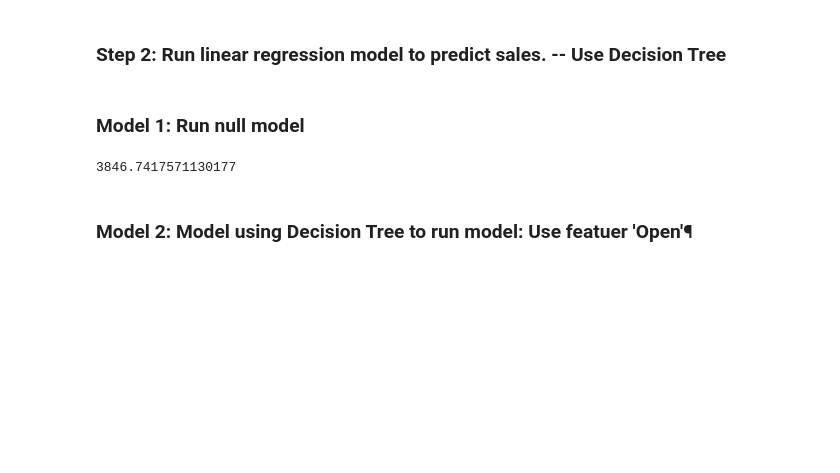
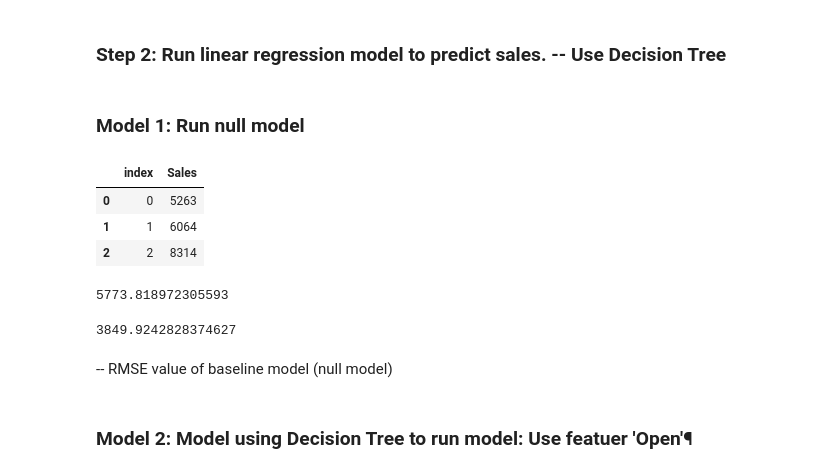
Before and after one commit to sososummer88/Rossmann-Store-Sale---Kaggle-Competition, a Jupyter notebook: Capstone Project - Fang Hong.ipynb, the cells around one changed output. Drawn from its saved outputs; the diff is of its cells as text; code cells hidden in the pictures; blank space fills up the shorter version.

Commit message:
Null model added

```diff
--- a/Capstone Project - Fang Hong.ipynb
+++ b/Capstone Project - Fang Hong.ipynb
@@ -284,22 +284,33 @@ In general, possible good features include StoreType (categorical), Assortment(c
 ### Step 2: Run linear regression model to predict sales. -- Use  Decision Tree
 # %% [markdown]
 ### Model 1: Run null model
-# %%
-from sklearn import metrics
-
-# Split X and y into training and testing sets.
-X_train, X_test, y_train, y_test=train_test_split(X, y, random_state=123)
-
-#Create a numpy array with the same shape as y_test
-y_null=np.zeros_like(y_test, dtype=float)
-
-#Fill the array with the mean value of y_test.
-y_null.fill(y_test.mean())
-
-#compute null RMSE
-np.sqrt(metrics.mean_squared_error(y_test, y_null))
-# %% [output]
-3846.7417571130177
+# %%
+from sklearn import metrics
+import numpy as np
+
+train_null=train['Sales'].reset_index()
+#train_null['y_mean']=train_null.Sales.mean()
+train_null.head(3)
+# %% [output]
+|  | index | Sales |
+| 0 | 0 | 5263 |
+| 1 | 1 | 6064 |
+| 2 | 2 | 8314 |
+# %%
+train_null.Sales.mean()
+# %% [output]
+5773.818972305593
+# %%
+# calculate y mean
+y_mean=5773.819
+# create a column y_mean and fill with y mean value
+train_null['y_mean']=5773.819
+# calculate RMSE of Null model
+np.sqrt(metrics.mean_squared_error(train_null.Sales, train_null.y_mean))
+# %% [output]
+3849.9242828374627
+# %% [markdown]
+-- RMSE value of baseline model (null model)
 # %% [markdown]
 ### Model 2:  Model using Decision Tree to run model: Use featuer 'Open'¶
 # %%
```
Also changed, not shown: parts of 45 cells of this notebook.
